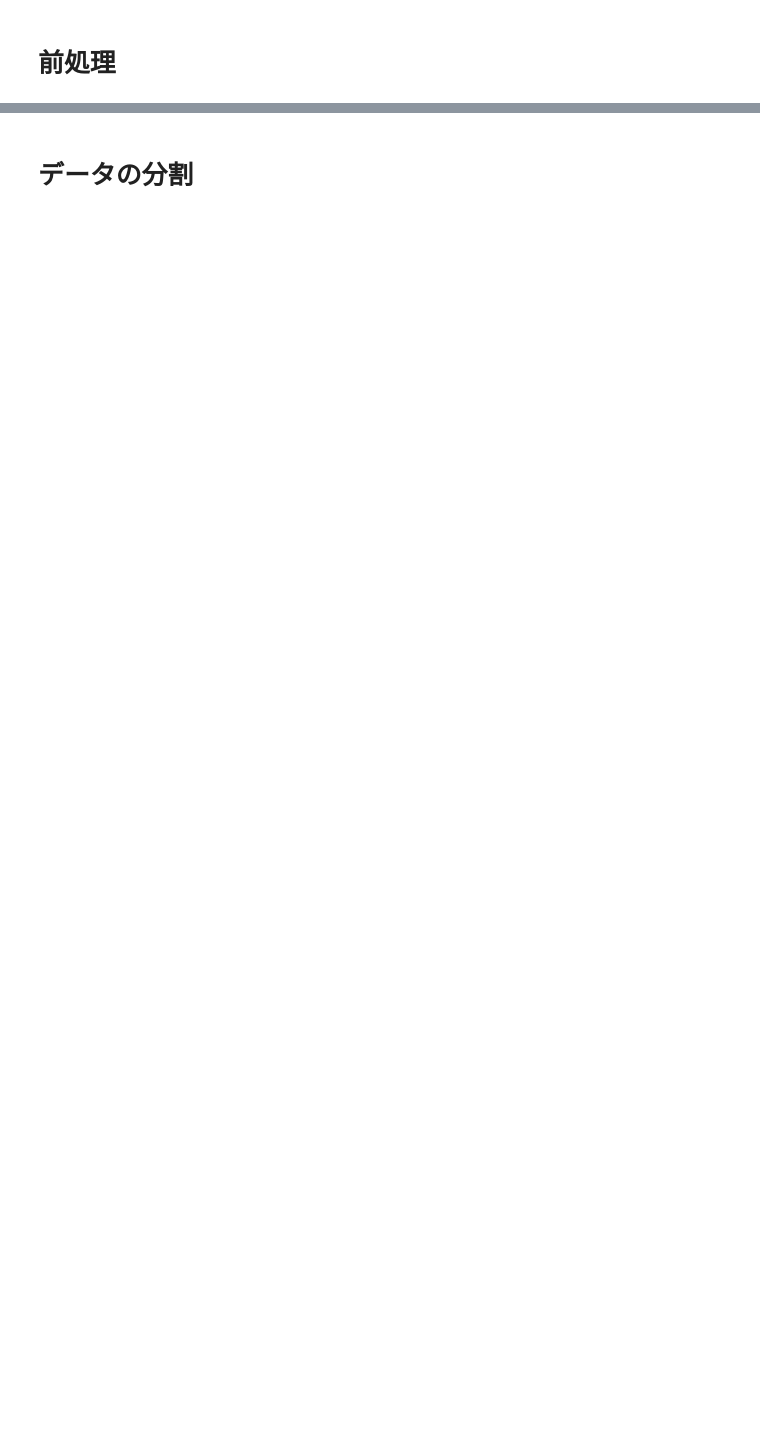
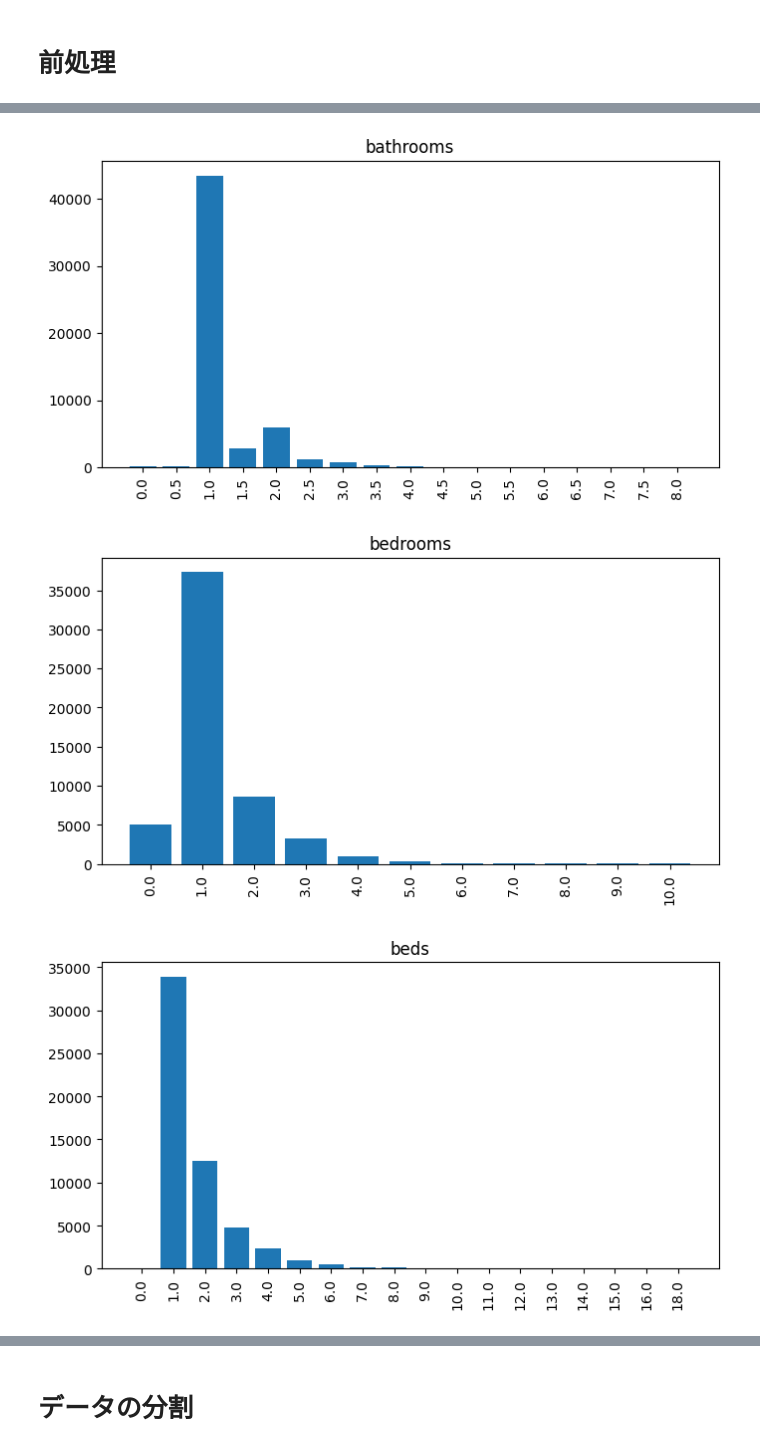
Before and after one commit to ryo-k2mt/lodging-price-prediction, a Jupyter notebook: lodging_price_prediction.ipynb, the cells around one changed output, grey strips where cells are left out. Saved outputs shown, nothing was run; the diff lists cells and outputs as text; code cells hidden in the pictures; blank space fills up the shorter version.

```diff
--- a/lodging_price_prediction.ipynb
+++ b/lodging_price_prediction.ipynb
@@ -18,0 +208,2 @@ import sklearn
+# %%
+train_data = train_data.drop('amenities', axis=1)
@@ -18,0 +212,13 @@ import sklearn
+# %%
+host_response_rate_mode = train_data['host_response_rate'].mode()[0]
+
+# 最頻値で補完する
+train_data['host_response_rate'] = train_data['host_response_rate'].fillna(host_response_rate_mode)
+test_data['host_response_rate'] = test_data['host_response_rate'].fillna(host_response_rate_mode)
+
+print(train_data['host_response_rate'].isnull().sum())
+
+# 要素に % が含まれるので、削除し int 型へ変換する。
+train_data['host_response_rate'] = train_data['host_response_rate'].str.replace('%', '').astype(int)
+train_data['host_response_rate'].dtype
+test_data['host_response_rate'] = test_data['host_response_rate'].str.replace('%', '').astype(int)
@@ -18,0 +229,11 @@ import sklearn
+# %%
+## TFIFF を使用して文字列を変換したいが、 toarray 関数でセクションがクラッシュしてしまうので、description 列はとりあえず削除する方向で進める。
+train_data = train_data.drop('description', axis=1)
+test_data = test_data.drop('description', axis=1)
+# tfidvectorizer = TfidfVectorizer()
+# # train_data の変換
+# train_tfid_matrix = tfidvectorizer.fit_transform(train_data['description'])
+# train_data['description'] = train_tfid_matrix.toarray()
+# # test_data の変換
+# test_tfid_matrix = tfidvectorizer.transform(test_data['description'])
+# test_data['description'] = test_tfid_matrix.toarray()
@@ -18,0 +242,5 @@ import sklearn
+# %%
+delete_columns = ['id', 'name', 'neighbourhood', 'thumbnail_url', 'zipcode']
+for delete_column in delete_columns:
+  train_data = train_data.drop(delete_column, axis=1)
+  test_data = test_data.drop(delete_column, axis=1)
@@ -18,0 +277,14 @@ import sklearn
+# %%
+missing_value_columns = ['bathrooms', 'bedrooms', 'beds', 'review_scores_rating']
+for column in missing_value_columns:
+  data = train_data[column]
+  plt.figure(figsize=(8, 4))
+  value_counts = data.value_counts().sort_index()
+  plt.bar(value_counts.index.astype(str), value_counts.values)
+  plt.title(column)
+  plt.xticks(rotation=90)
+  plt.show
+# %% [output]
+[figure, added]
+[figure, added]
+[figure, added]
```
Also changed, not shown: parts of 46 cells of this notebook.
